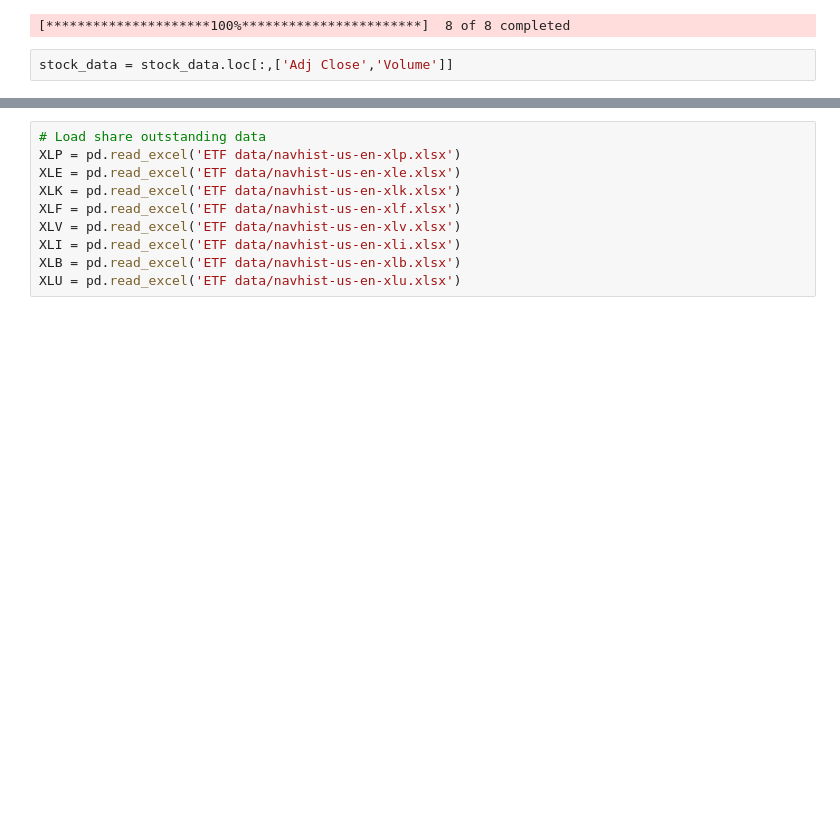
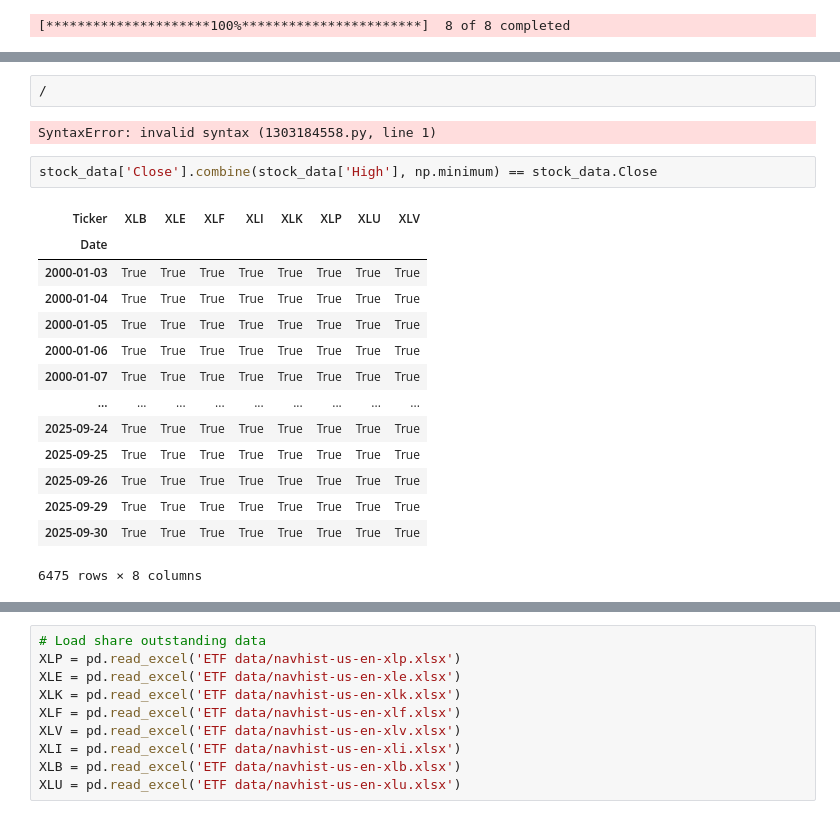
Before and after one commit to changjulian17/mqf_practice, a Jupyter notebook: QF603_Quant_Analysis_Fin_Markets/Raymon_code/Du pipeline_v2.ipynb, the cells around one changed output, grey strips where cells are left out. Drawn from its saved outputs; the diff is of its cells as text; blank space fills up the shorter version.

```diff
--- a/QF603_Quant_Analysis_Fin_Markets/Raymon_code/Du pipeline_v2.ipynb
+++ b/QF603_Quant_Analysis_Fin_Markets/Raymon_code/Du pipeline_v2.ipynb
@@ -29,6 +29,4 @@ end_date = dt.datetime(2025,10,1)
 stock_data = yf.download(tickers, start_date, end_date,auto_adjust=False)
 # %% [output]
 [*********************100%***********************]  8 of 8 completed
-# %%
-stock_data = stock_data.loc[:,['Adj Close','Volume']]
 # %%
@@ -65,0 +241,21 @@ returns_df.dropna(inplace = True)
+# %%
+/
+# %% [output]
+SyntaxError: invalid syntax (1303184558.py, line 1)
+# %%
+stock_data['Close'].combine(stock_data['High'], np.minimum) == stock_data.Close
+# %% [output]
+| Ticker | XLB | XLE | XLF | XLI | XLK | XLP | XLU | XLV |
+| Date |  |  |  |  |  |  |  |  |
+| 2000-01-03 | True | True | True | True | True | True | True | True |
+| 2000-01-04 | True | True | True | True | True | True | True | True |
+| 2000-01-05 | True | True | True | True | True | True | True | True |
+| 2000-01-06 | True | True | True | True | True | True | True | True |
+| 2000-01-07 | True | True | True | True | True | True | True | True |
+| ... | ... | ... | ... | ... | ... | ... | ... | ... |
+| 2025-09-24 | True | True | True | True | True | True | True | True |
+| 2025-09-25 | True | True | True | True | True | True | True | True |
+| 2025-09-26 | True | True | True | True | True | True | True | True |
+| 2025-09-29 | True | True | True | True | True | True | True | True |
+| 2025-09-30 | True | True | True | True | True | True | True | True |
+6475 rows × 8 columns
```
Also changed, not shown: parts of 28 cells of this notebook, 3 other files.
